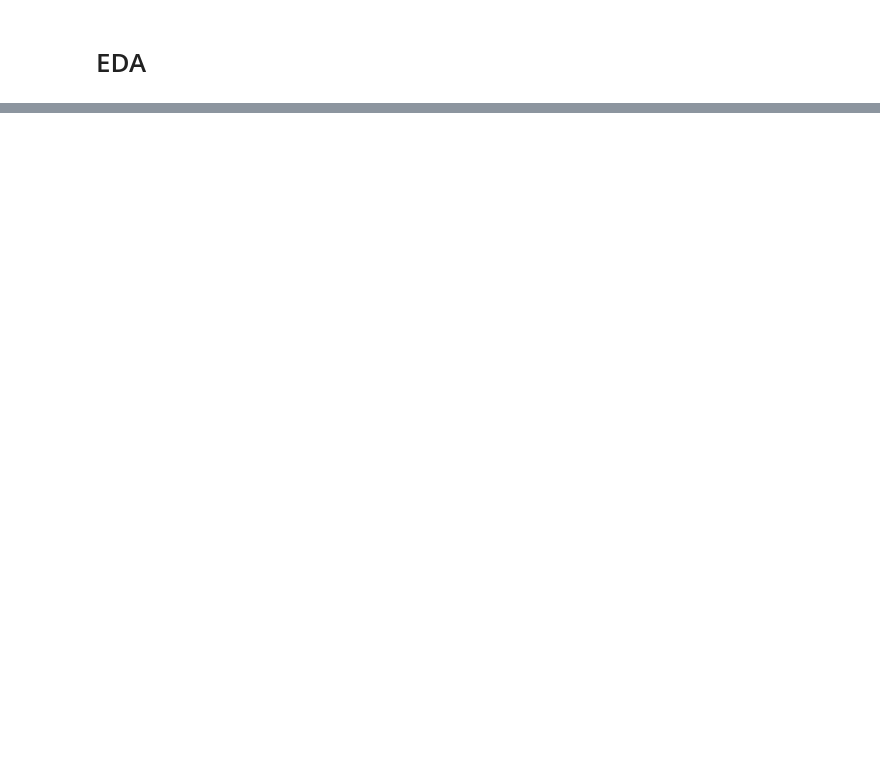
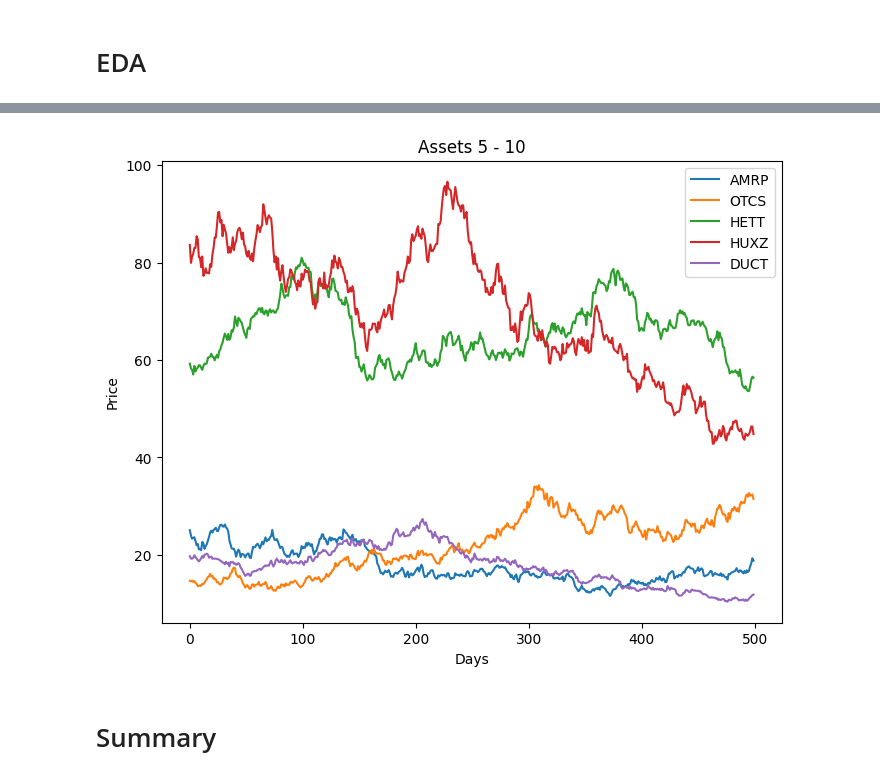
Before and after one commit to kvngu0/algothon2026_AlphaLeak, a Jupyter notebook: Test1.ipynb, the cells around one changed output, grey strips where cells are left out. Cells and saved outputs as stored; diff of their text form; code cells hidden in the pictures; blank space fills up the shorter version.

```diff
--- a/Test1.ipynb
+++ b/Test1.ipynb
@@ -67,0 +79,16 @@ plt.show()
+# %%
+plt.figure(figsize=(8,6))
+
+# Plt 5 - 10 instruments
+cols = df.columns[5:10]
+for col in cols:
+  plt.plot(df[col], label = col)
+plt.title('Assets 5 - 10')
+plt.xlabel('Days')
+plt.ylabel('Price')
+plt.legend()
+plt.show()
+# %% [output]
+[figure, added]
+# %% [markdown]
+# Summary
```
Also changed, not shown: parts of 12 cells of this notebook.
